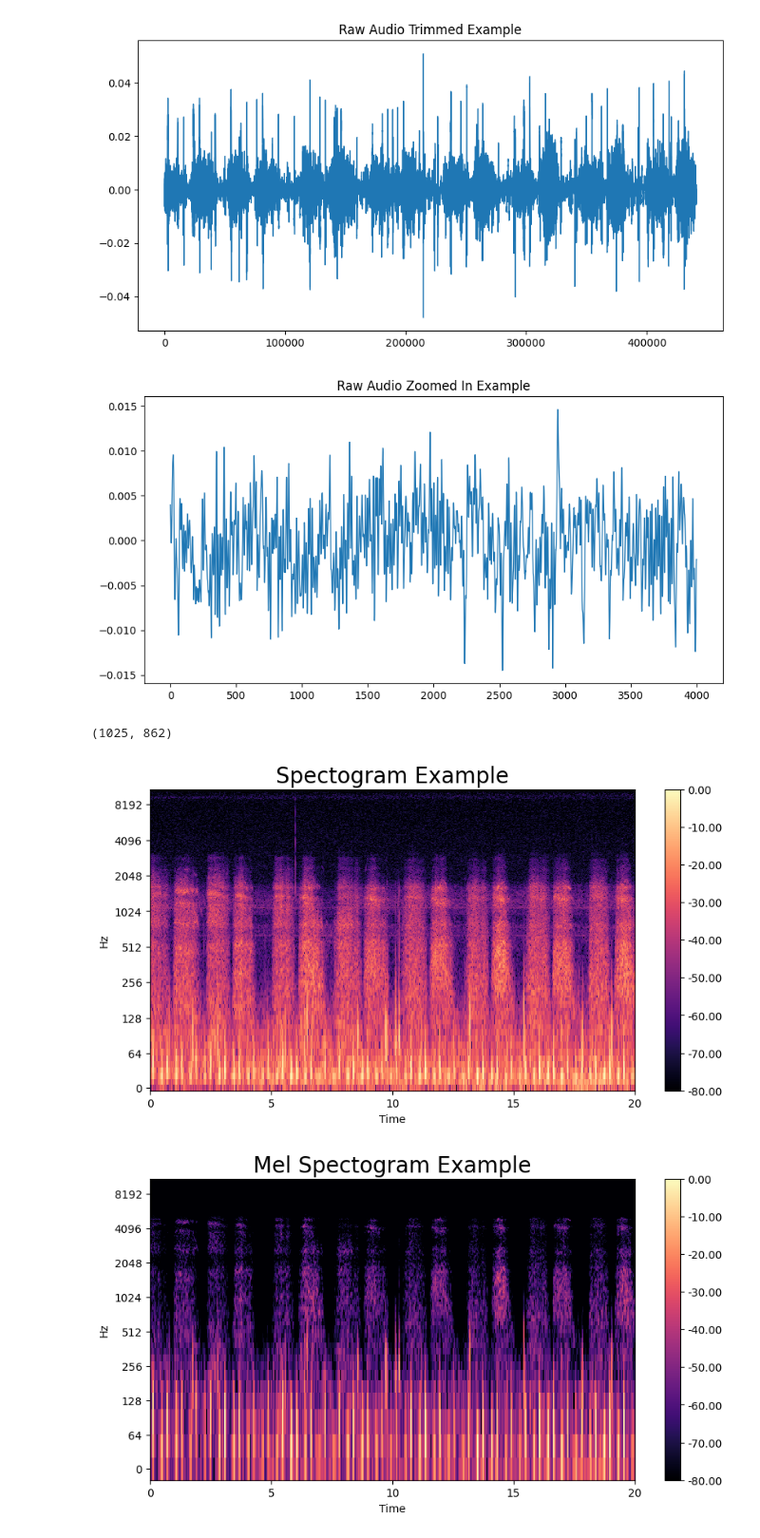
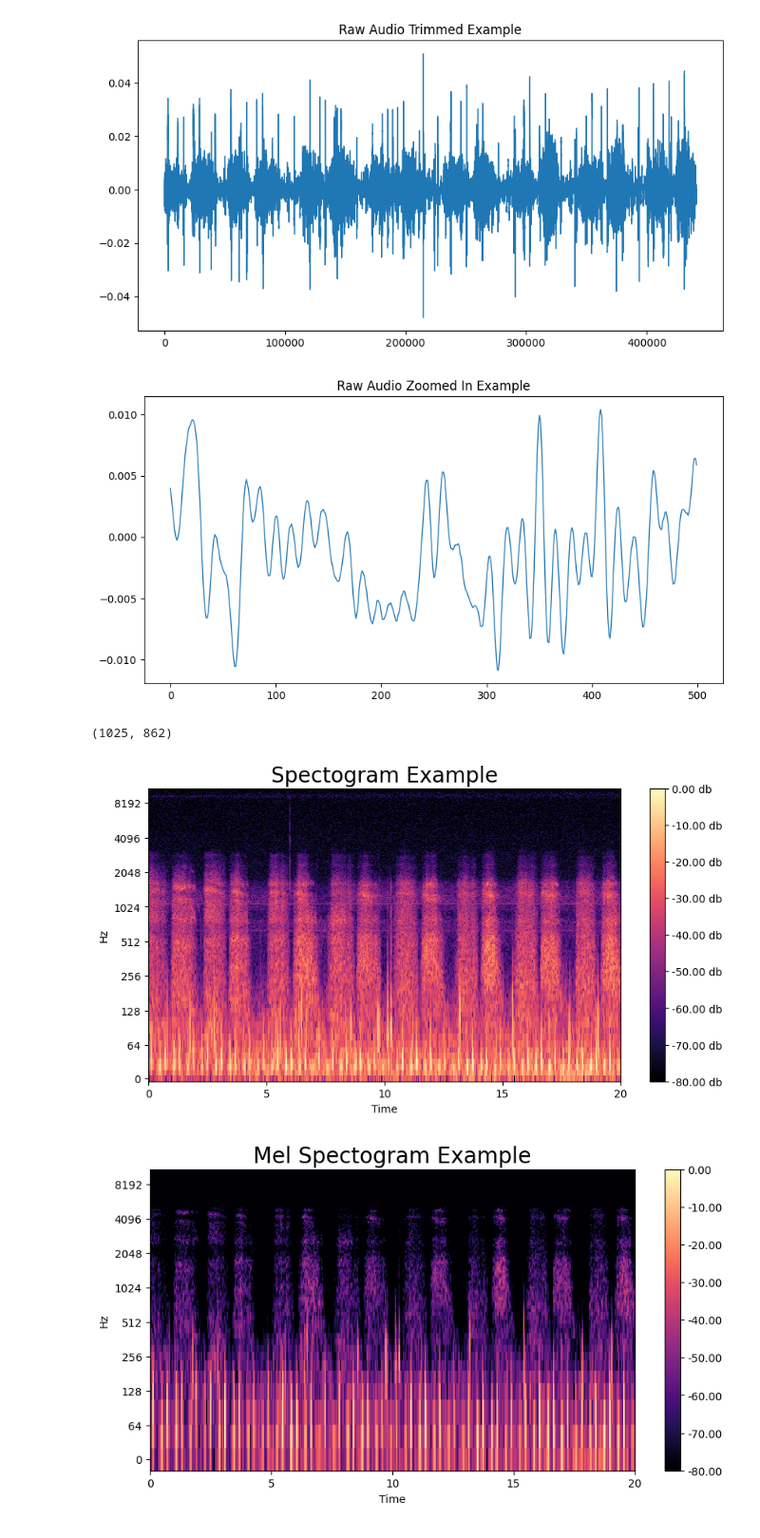
Before and after one commit to mylosz01/lung_diseases_detection, a Jupyter notebook: preproccess_data.ipynb, the cells around one changed output. Shown at 95% size. Cells and saved outputs as stored; diff of their text form; code cells hidden in the pictures.

```diff
--- a/preproccess_data.ipynb
+++ b/preproccess_data.ipynb
@@ -153,12 +184,12 @@ plt.show()
 [figure]
 # %%
 # Przybliżony przebieg dźwięku
-pd.Series(wave[30000:34000]).plot(figsize=(10, 5),
+pd.Series(wave[30000:30500]).plot(figsize=(10, 5),
                   lw=1,
                   title='Raw Audio Zoomed In Example')
 plt.show()
 # %% [output]
-[figure, old version]
+[figure, new version]
 # %%
 # Tranformata Fouriera
 D = librosa.stft(wave)
@@ -174,10 +205,10 @@ img = librosa.display.specshow(S_db,
                               y_axis='log',
                               ax=ax)
 ax.set_title('Spectogram Example', fontsize=20)
-fig.colorbar(img, ax=ax, format=f'%0.2f')
+fig.colorbar(img, ax=ax, format=f'%0.2f db')
 plt.show()
 # %% [output]
-[figure, old version]
+[figure, new version]
 # %%
 # Tworzenie spektogramu mel
 mel_spec = librosa.feature.melspectrogram(y=wave,
```
Also changed, not shown: parts of 19 cells of this notebook.
